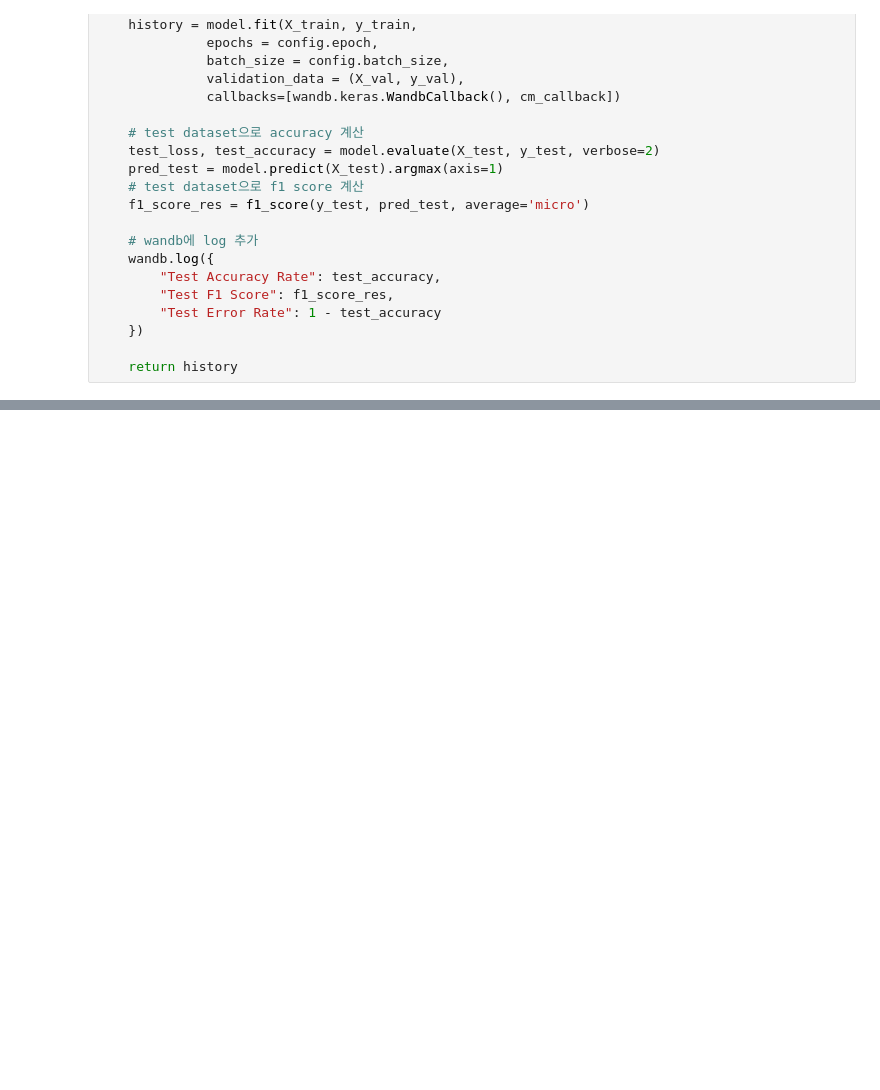
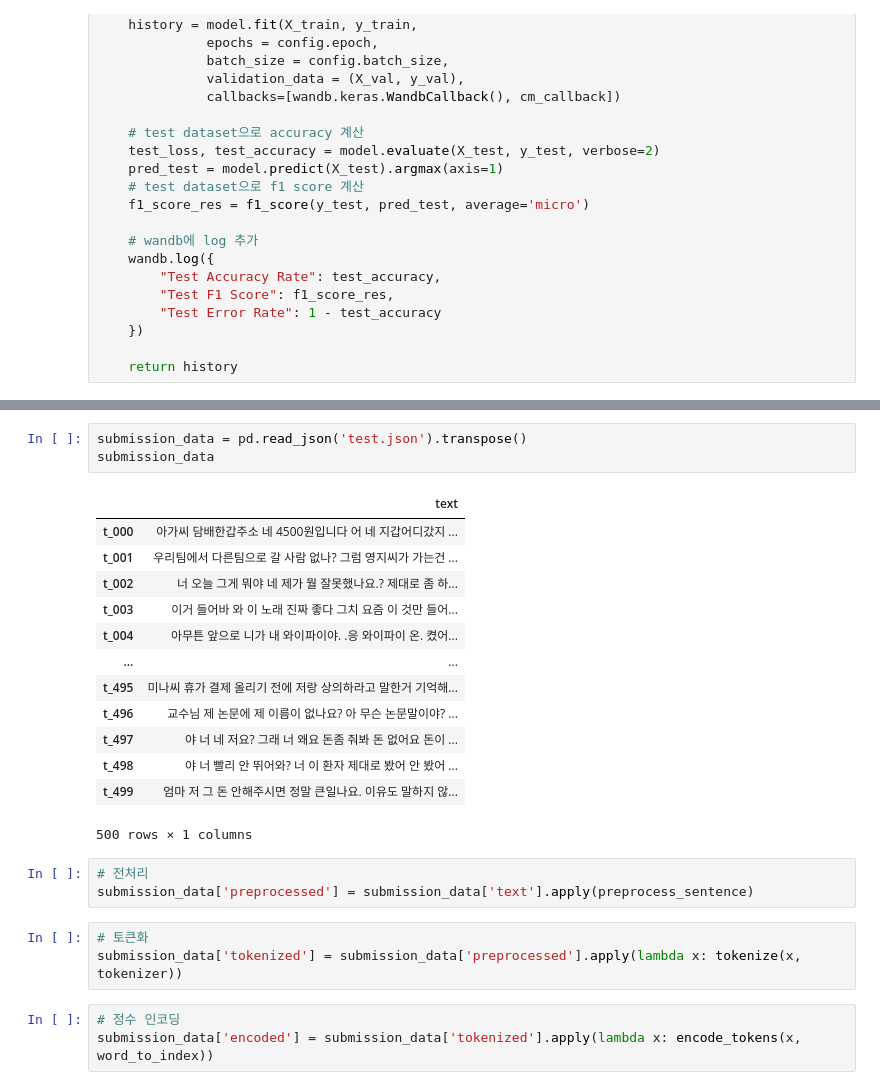
Before and after one commit to hojae-m-choi/dlthon-minions, a Jupyter notebook: dlthon-kevin/custom_models.ipynb, the cells around one changed output, grey strips where cells are left out. Cells and saved outputs as stored; diff of their text form; blank space fills up the shorter version.

```diff
--- a/dlthon-kevin/custom_models.ipynb
+++ b/dlthon-kevin/custom_models.ipynb
@@ -590,0 +544,26 @@ INFO:tensorflow:Assets written to: /aiffel/aiffel/dlthon-minions/dlthon-kevin/wa
+# %%
+submission_data = pd.read_json('test.json').transpose()
+submission_data
+# %% [output]
+|  | text |
+| t_000 | 아가씨 담배한갑주소 네 4500원입니다 어 네 지갑어디갔지 ... |
+| t_001 | 우리팀에서 다른팀으로 갈 사람 없나? 그럼 영지씨가 가는건 ... |
+| t_002 | 너 오늘 그게 뭐야 네 제가 뭘 잘못했나요.? 제대로 좀 하... |
+| t_003 | 이거 들어바 와 이 노래 진짜 좋다 그치 요즘 이 것만 들어... |
+| t_004 | 아무튼 앞으로 니가 내 와이파이야. .응 와이파이 온. 켰어... |
+| ... | ... |
+| t_495 | 미나씨 휴가 결제 올리기 전에 저랑 상의하라고 말한거 기억해... |
+| t_496 | 교수님 제 논문에 제 이름이 없나요? 아 무슨 논문말이야? ... |
+| t_497 | 야 너 네 저요? 그래 너 왜요 돈좀 줘봐 돈 없어요 돈이 ... |
+| t_498 | 야 너 빨리 안 뛰어와? 너 이 환자 제대로 봤어 안 봤어 ... |
+| t_499 | 엄마 저 그 돈 안해주시면 정말 큰일나요. 이유도 말하지 않... |
+500 rows × 1 columns
+# %%
+# 전처리
+submission_data['preprocessed'] = submission_data['text'].apply(preprocess_sentence)
+# %%
+# 토큰화
+submission_data['tokenized'] = submission_data['preprocessed'].apply(lambda x: tokenize(x, tokenizer))
+# %%
+# 정수 인코딩
+submission_data['encoded'] = submission_data['tokenized'].apply(lambda x: encode_tokens(x, word_to_index))
```
Also changed, not shown: parts of 22 cells of this notebook, 10 other files.
